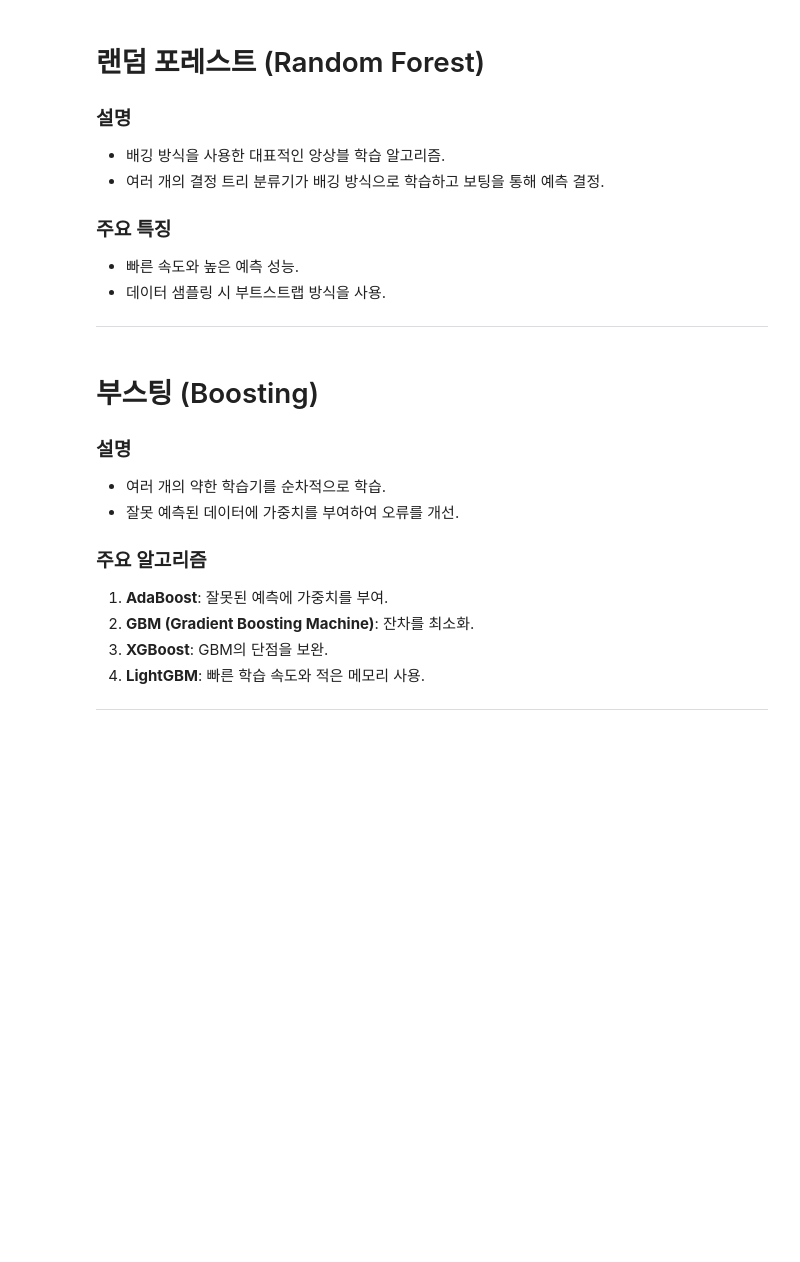
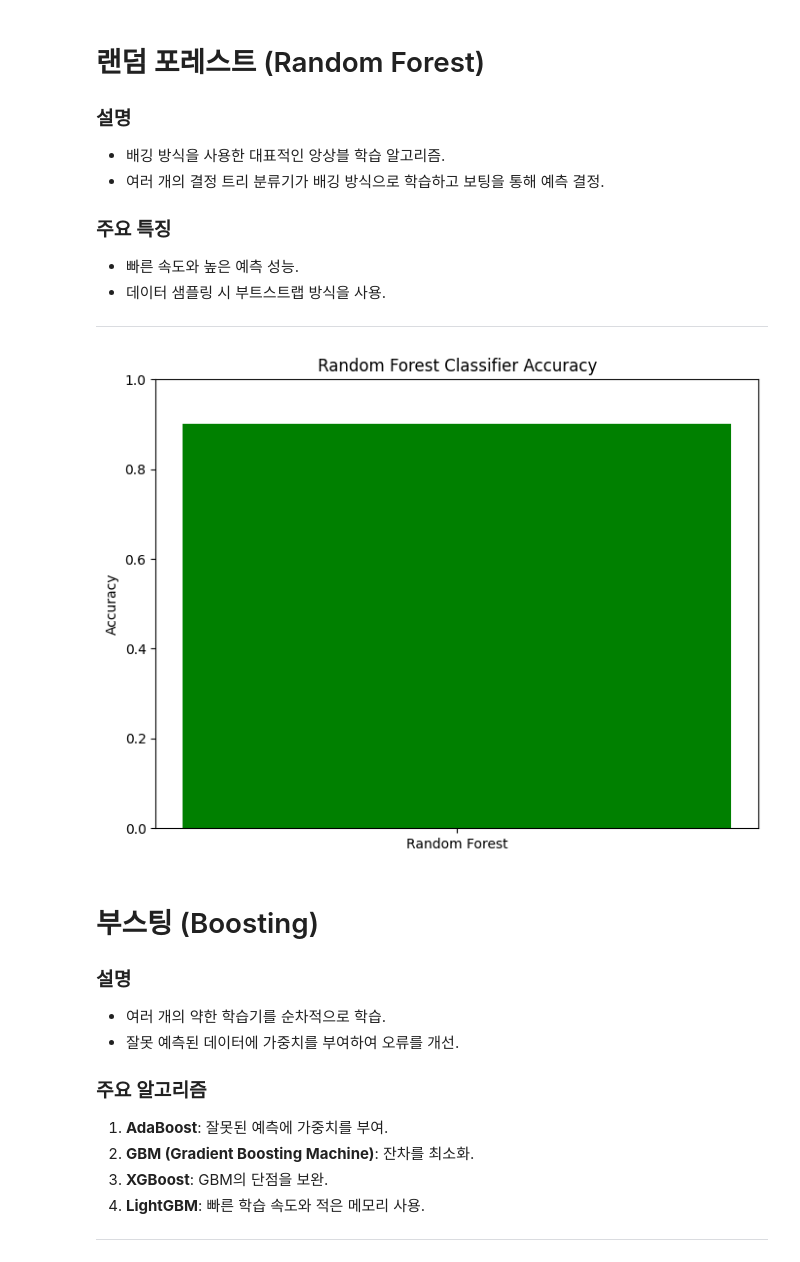
Before and after one commit to YeeeeeHo/ML_Final, a Jupyter notebook: 7.lecture_ensemble.ipynb, the cells around one changed output. Saved outputs shown, nothing was run; the diff lists cells and outputs as text; code cells hidden in the pictures; blank space fills up the shorter version.

```diff
--- a/7.lecture_ensemble.ipynb
+++ b/7.lecture_ensemble.ipynb
@@ -29,6 +119,37 @@
 - 데이터 샘플링 시 부트스트랩 방식을 사용.
 
 ---
+# %%
+
+# 랜덤 포레스트 시각화 코드 추가
+import numpy as np
+import matplotlib.pyplot as plt
+from sklearn.datasets import make_classification
+from sklearn.ensemble import RandomForestClassifier
+from sklearn.model_selection import train_test_split
+from sklearn.metrics import accuracy_score
+
+# 데이터 생성
+X, y = make_classification(n_samples=100, n_features=20, random_state=42)
+X_train, X_test, y_train, y_test = train_test_split(X, y, test_size=0.2, random_state=42)
+
+# 랜덤 포레스트 분류기 생성 및 학습
+rf_clf = RandomForestClassifier(n_estimators=100, random_state=42)
+rf_clf.fit(X_train, y_train)
+
+# 예측 및 정확도 평가
+y_pred_rf = rf_clf.predict(X_test)
+accuracy_rf = accuracy_score(y_test, y_pred_rf)
+
+# 결과 시각화
+plt.figure(figsize=(8, 6))
+plt.bar(['Random Forest'], [accuracy_rf], color=['green'])
+plt.ylabel('Accuracy')
+plt.title('Random Forest Classifier Accuracy')
+plt.ylim(0, 1)
+plt.show()
+# %% [output]
+[figure, added]
 # %% [markdown]
 
 # 부스팅 (Boosting)
```
Also changed, not shown: parts of 4 cells of this notebook.
